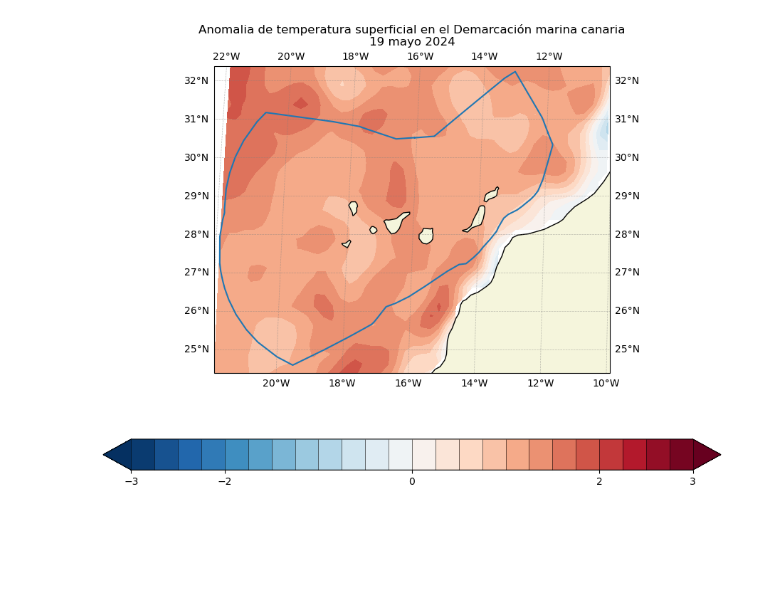
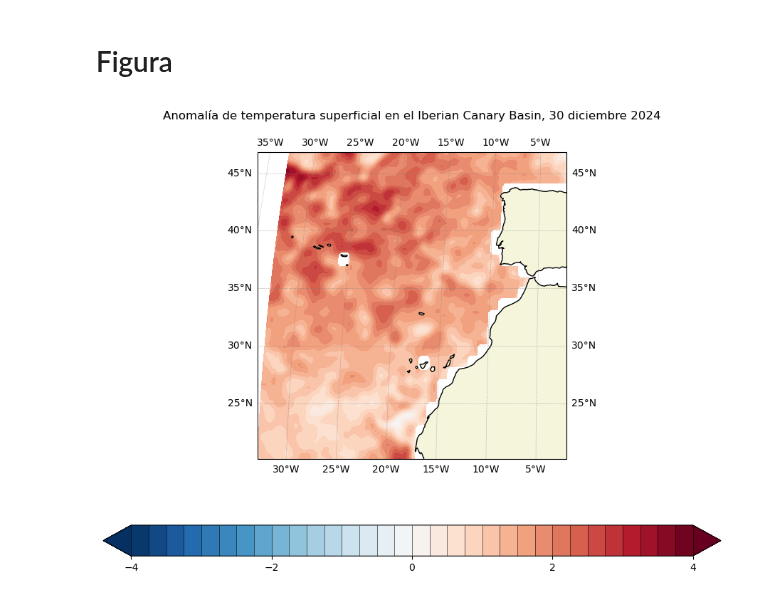
Before and after one commit to PedroVelez/SSTGlobalAnalysis, a Jupyter notebook: plotsMapAnomalies.ipynb, the cells around one changed output. Drawn from its saved outputs; the diff is of its cells as text; code cells hidden in the pictures; blank space fills up the shorter version.

```diff
--- a/plotsMapAnomalies.ipynb
+++ b/plotsMapAnomalies.ipynb
@@ -28,12 +40,12 @@ elif os.uname().nodename.lower().find('rossby') != -1:
 # %%
-Titulos = ['Oceano Global','AtlanticoNorte', 'Demarcación marina levantino-balear', 'Demarcación marina noratlántica','Demarcación marina canaria','Demarcación sudatlántica','Demarcación Estrecho y Alborán']
-Titulos_short = ['GO','NAtl','LEB', 'NOR','CAN','SUD','ESA']
+Titulos = ['Oceano Global','Hemisferio norte','Hemisferio sur','AtlanticoNorte', 'Demarcación marina levantino-balear', 'Demarcación marina noratlántica','Demarcación marina canaria','Demarcación sudatlántica','Demarcación Estrecho y Alborán','Iberian Canary Basin']
+Titulos_short = ['GO','NH','SH','NAtl','LEB', 'NOR','CAN','SUD','ESA','IBICan']
 # %%
-iarea=4
+it=9
 # %%
-titulo = Titulos[iarea]
-titulo_short = Titulos_short[iarea]
+titulo = Titulos[it]
+titulo_short = Titulos_short[it]
 # %%
-FileIn =  './data/sstLD_anom_'+titulo_short+'.nc'
-FileOut = './images/map_sstd_anom_'+titulo_short+'.png'
-Title  = 'Anomalia de temperatura superficial en el '+ titulo
+Title  = 'Anomalía de temperatura superficial en el '+ titulo
+FileIn =  analisisDir+'/data/sstLD_anom_'+titulo_short+'.nc'
+FileOut = analisisDir+'/images/map_sstd_anom_'+titulo_short+'.png'
@@ -50,3 +55,5 @@ if titulo_short == 'CAN' or titulo_short == 'ESA' or titulo_short ==  'LEB' or t
+# %% [markdown]
+# Figura
 # %%
 escalaLand='50m'
 if titulo_short == 'NH':
@@ -61,31 +65,25 @@ sst = data.sst
 # %%
 fig = plt.figure(figsize=(14,8))
 ax = plt.axes(projection=ccrs.Robinson())
 
 land = cartopy.feature.NaturalEarthFeature('physical',
                 'land', edgecolor='k', scale = escalaLand ,
                 facecolor=cfeature.COLORS['land'])
-
-
 ax.add_feature(land, facecolor='beige')
 
-cm=ax.contourf(sst.lon,sst.lat,sst, levels=np.arange(-3,3.1,0.25),
+cm=ax.contourf(sst.lon,sst.lat,sst, levels=np.arange(-4,4.1,0.25),
                transform=ccrs.PlateCarree(),
                cmap = plt.cm.RdBu.reversed(),
-               vmin = -3,vmax = 3,extend='both')
-
-ax.plot(lon, lat, transform=ccrs.PlateCarree())
+               vmin = -4,vmax = 4,extend='both')
 
 cbar=fig.colorbar(cm,ax=ax, location='bottom',
-                  shrink=.8, ticks=[-3,-2,0,2,3],
+                  shrink=.8, ticks=[-4,-2,0,2,4],
                   drawedges=True)
 
-ax.gridlines(draw_labels=True, linewidth=.5,
-             color='gray', alpha=0.5, linestyle='--')
-
-ax.set_title(Title + '\n' +
-             sst.time.dt.strftime("%d %B %Y").values);
+ax.gridlines(draw_labels=True, linewidth=.5,color='gray', alpha=0.5, linestyle='--')
+ax.set_title(Title + ', ' + sst.time.dt.strftime("%d %B %Y").values + '\n');
 
 plt.savefig(FileOut)
+plt.savefig(FileOut)
 # %% [output]
-[figure, old version]
+[figure, new version]
```
Also changed, not shown: parts of 11 cells of this notebook, 17 other files.
